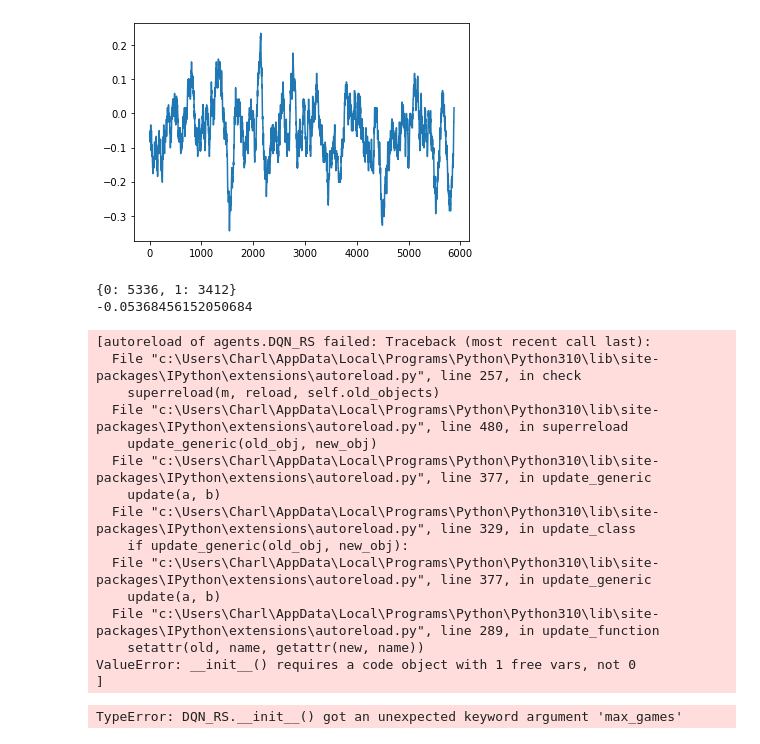
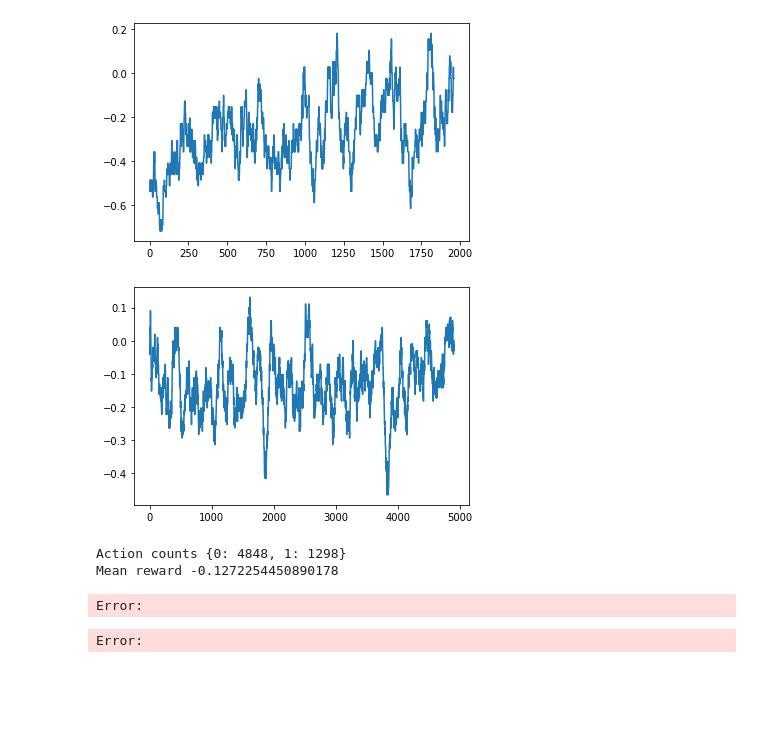
Before and after one commit to CharlieGaynor/RLdog, a Jupyter notebook: dev.ipynb, the cells around one changed output. Drawn from its saved outputs; the diff is of its cells as text; code cells hidden in the pictures; blank space fills up the shorter version.

Commit message:
Moved config to dictionary

```diff
--- a/dev.ipynb
+++ b/dev.ipynb
@@ -72,47 +15,25 @@ plot_results(total_rewards)
-# %%
-agent.evaluation_mode = True
-agent.play_games(5000)
-total_rewards = [i[-1] for i in agent.evaluation_reward_averages]
-plot_results(total_rewards)
-print(agent.evaluation_action_counts)
-print(sum(total_rewards) / len(total_rewards))
-agent.evaluation_mode = False
-# %% [output]
-[figure, removed]
-{0: 5336, 1: 3412}
--0.05368456152050684
-# %%
-# network1 = basicNN(n_obs, n_actions)
-network1 = standardNN(n_obs, n_actions)
-max_games = 10000
-agent = DQN_RS(
-    network1,
-    n_actions,
-    n_obs,
-    env,
-    max_games=max_games,
-    min_epsilon=0.1,
-    lr=1e-2,
-    alpha=0.1,
-    gamma=0.99,
-    mini_batch_size=12,
-    games_to_decay_epsilon_for=max_games // 2,
-    state_type='d'
-)
-# %% [output]
-[autoreload of agents.DQN_RS failed: Traceback (most recent call last):
-  File "c:\Users\Charl\AppData\Local\Programs\Python\Python310\lib\site-packages\IPython\extensions\autoreload.py", line 257, in check
-    superreload(m, reload, self.old_objects)
-  File "c:\Users\Charl\AppData\Local\Programs\Python\Python310\lib\site-packages\IPython\extensions\autoreload.py", line 480, in superreload
-    update_generic(old_obj, new_obj)
-  File "c:\Users\Charl\AppData\Local\Programs\Python\Python310\lib\site-packages\IPython\extensions\autoreload.py", line 377, in update_generic
-    update(a, b)
-  File "c:\Users\Charl\AppData\Local\Programs\Python\Python310\lib\site-packages\IPython\extensions\autoreload.py", line 329, in update_class
-    if update_generic(old_obj, new_obj):
-  File "c:\Users\Charl\AppData\Local\Programs\Python\Python310\lib\site-packages\IPython\extensions\autoreload.py", line 377, in update_generic
-    update(a, b)
-  File "c:\Users\Charl\AppData\Local\Programs\Python\Python310\lib\site-packages\IPython\extensions\autoreload.py", line 289, in update_function
-    setattr(old, name, getattr(new, name))
-ValueError: __init__() requires a code object with 1 free vars, not 0
-]
-TypeError: DQN_RS.__init__() got an unexpected keyword argument 'max_games'
+# %%
+bj_config = config.config['BLACKJACK']
+bj_config["hyperparameters"]["max_games"] = 2000
+bj_config["hyperparameters"]["lr"] = 1e-3
+bj_config["hyperparameters"]["alpha"] = 0.05
+# %%
+agent = DQN(bj_config)
+agent.play_games(verbose=True)
+agent.evaluation_mode = True
+agent.play_games(5000, verbose=True)
+agent.evaluation_mode = False
+# %% [output]
+[figure, added]
+[figure, added]
+Action counts {0: 4848, 1: 1298}
+Mean reward -0.1272254450890178
+# %%
+agent = DQN_RS(bj_config)
+agent.play_games(verbose=True)
+# agent.evaluation_mode = True
+# agent.play_games(5000, verbose=True)
+# agent.evaluation_mode = False
+# %% [output]
+Error:
+Error:
```
Also changed, not shown: parts of 7 cells of this notebook, 7 other files.
